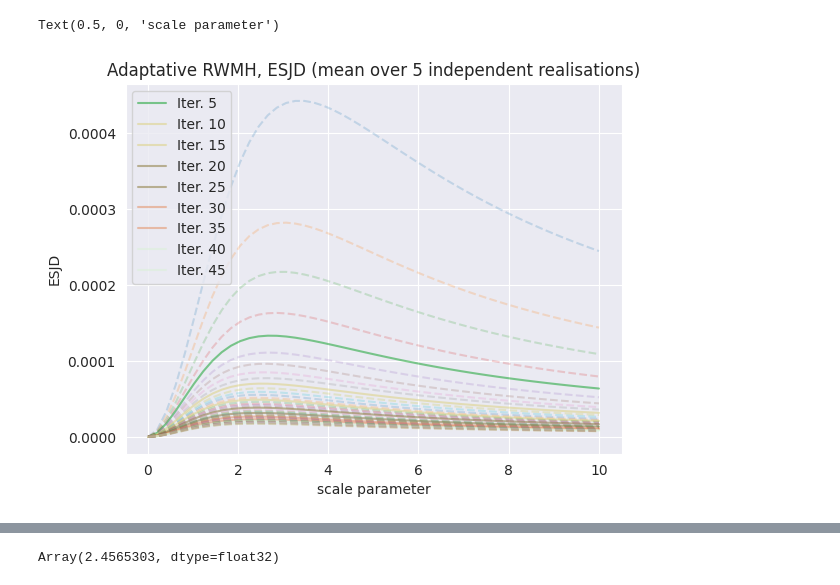
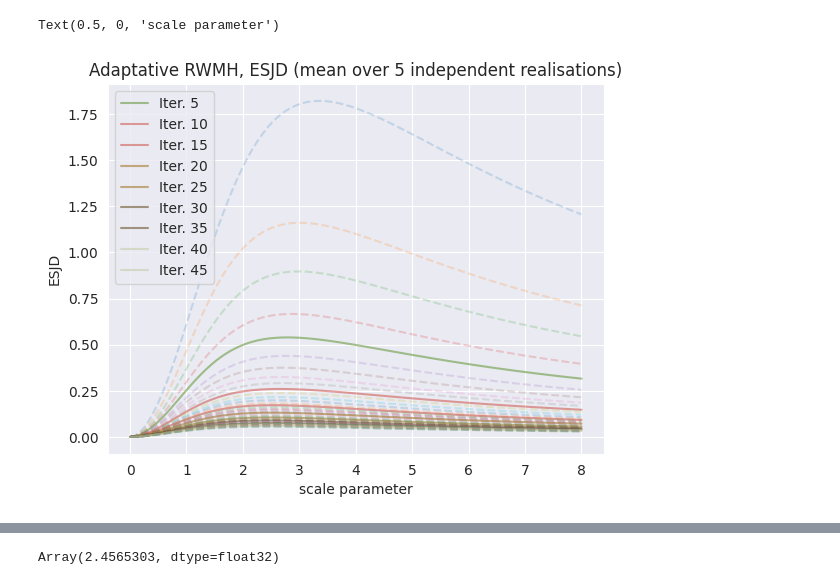
Before and after one commit to ylefay/adaptive_smc_tempering, a Jupyter notebook: adaptative_smc/read.ipynb, the cells around one changed output, grey strips where cells are left out. Drawn from its saved outputs; the diff is of its cells as text; code cells hidden in the pictures.

```diff
--- a/adaptative_smc/read.ipynb
+++ b/adaptative_smc/read.ipynb
@@ -21,27 +21,27 @@ PKL_titles
 # %%
-GRID_ESJD = jnp.linspace(0.01, 10, 50)
+GRID_ESJD = jnp.linspace(0.01, 8, 100)
 
 NUM_COLORS = 30
 color_set = set()
 while len(color_set)<NUM_COLORS:
     random_integers = [np.random.randint(0, 255)/255 for _ in range(3)]
     color_set.add(tuple(random_integers))
 
 
 color_set = list(color_set)
 color_set = [tuple(n) for n in color_set]
 color_set
-idx = 1
+idx = 2
 mpm1 = PKLs[idx]['res'][idx].shape[2]*(PKLs[idx]['res'][0].shape[3]-1)
 for j in range(1, PKLs[idx]['res'][5].shape[1]):
     if j % 5 ==0:
         plt.plot(GRID_ESJD, PKLs[idx]['res'][5].mean(axis=0)[j,:]/mpm1, label=f"Iter. {str(j)}", alpha=0.5, color=color_set[j//10], linestyle="solid")
     else:
         plt.plot(GRID_ESJD, PKLs[idx]['res'][5].mean(axis=0)[j,:]/mpm1, alpha=0.2, linestyle="--")
 plt.legend()
 plt.title("Adaptative RWMH, ESJD (mean over 5 independent realisations)")
 plt.ylabel("ESJD")
 plt.xlabel("scale parameter")
 # %% [output]
 Text(0.5, 0, 'scale parameter')
-[figure, old version]
+[figure, new version]
```
Also changed, not shown: parts of 8 cells of this notebook, 6 other files.
